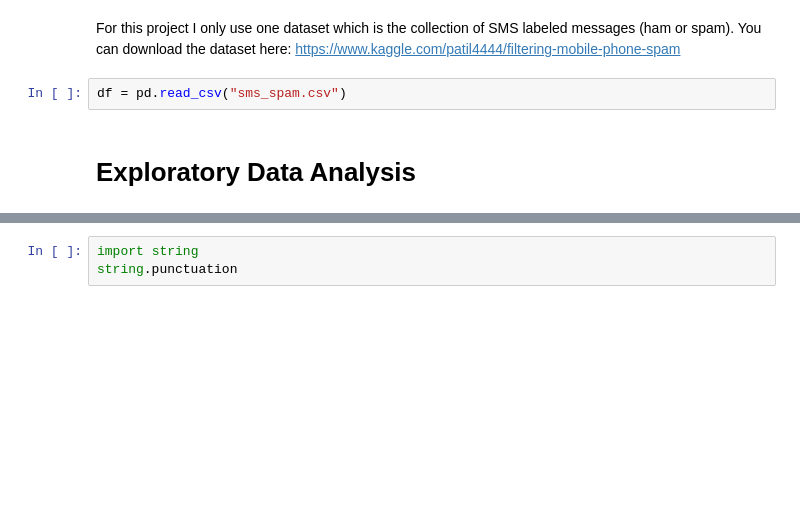
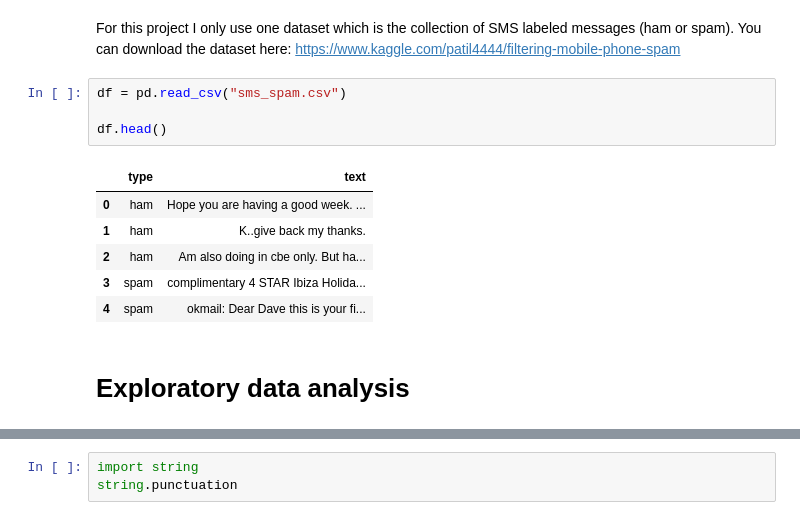
Before and after one commit to Dennypalinggi/nlp_spam_classification, a Jupyter notebook: nlp_spam_classification.ipynb, the cells around one changed output, grey strips where cells are left out. Saved outputs shown, nothing was run; the diff lists cells and outputs as text; blank space fills up the shorter version.

```diff
--- a/nlp_spam_classification.ipynb
+++ b/nlp_spam_classification.ipynb
@@ -23,8 +23,17 @@ True
 For this project I only use one dataset which is the collection of SMS labeled messages (ham or spam). You can download the dataset here: https://www.kaggle.com/patil4444/filtering-mobile-phone-spam
 # %%
 df = pd.read_csv("sms_spam.csv")
+
+df.head()
+# %% [output]
+|  | type | text |
+| 0 | ham | Hope you are having a good week. ... |
+| 1 | ham | K..give back my thanks. |
+| 2 | ham | Am also doing in cbe only. But ha... |
+| 3 | spam | complimentary 4 STAR Ibiza Holida... |
+| 4 | spam | okmail: Dear Dave this is your fi... |
 # %% [markdown]
-# Exploratory Data Analysis
+# Exploratory data analysis
 # %%
 #Check the distribution of both classes
 (ggplot(df, aes('type', fill='type'))
```
Also changed, not shown: parts of 12 cells of this notebook.
